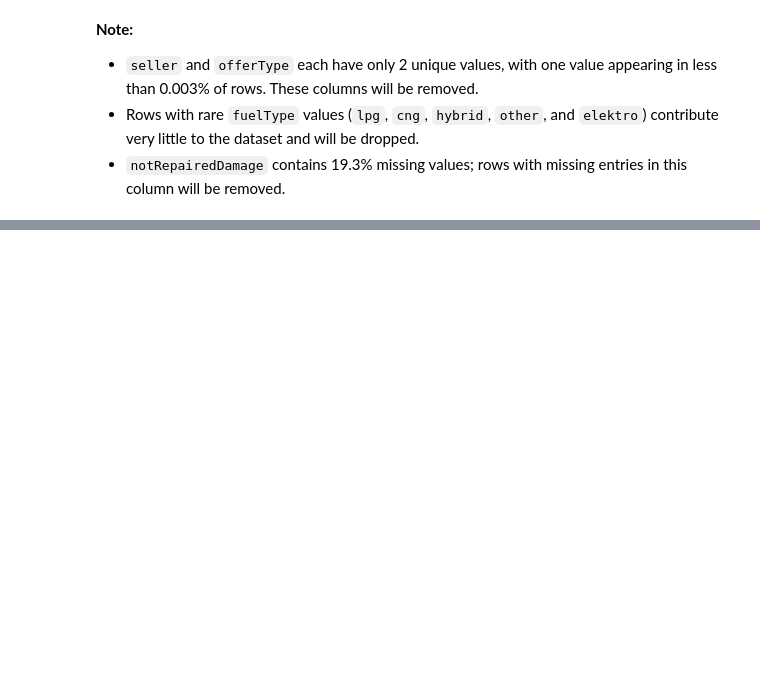
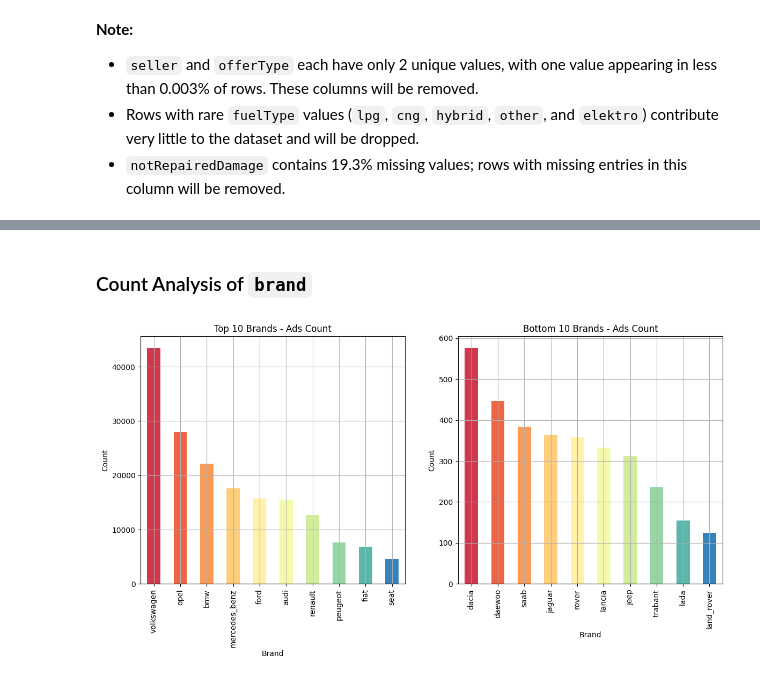
Before and after one commit to Prasadkurapati/CarDataAnalysis, a Jupyter notebook: script.ipynb, the cells around one changed output, grey strips where cells are left out. Saved outputs shown, nothing was run; the diff lists cells and outputs as text; code cells hidden in the pictures; blank space fills up the shorter version.

Commit message:
analyze vehicle type

```diff
--- a/script.ipynb
+++ b/script.ipynb
@@ -161,3 +161,13 @@ plt.show()
 - `seller` and `offerType` each have only 2 unique values, with one value appearing in less than 0.003% of rows. These columns will be removed.
 - Rows with rare `fuelType` values (`lpg`, `cng`, `hybrid`, `other`, and `elektro`) contribute very little to the dataset and will be dropped.
 - `notRepairedDamage` contains 19.3% missing values; rows with missing entries in this column will be removed.
+# %%
+# Drop the 'seller', 'offerType' columns
+df.drop('seller', axis=1, inplace=True)
+df.drop('offerType', axis=1, inplace=True)
+
+
+# Drop rows with feul type lpg, cng etc
+df = df[(df['fuelType'] == 'Petrol') | (df['fuelType'] == 'Diesel')]
+
+df.head()
@@ -163,0 +187,6 @@ plt.show()
+# %%
+#  DateTime Conversion --> Drop 'dateCrawled' and 'lastSeen'
+df.drop(['lastSeen', 'dateCrawled'], axis=1, inplace=True)
+df['dateCreated'] = pd.to_datetime(df['dateCreated'])
+#  Define a range for the 'yearOfRegistration'
+df = df[df['yearOfRegistration'].between(1980, 2025)]
@@ -163,0 +203,13 @@ plt.show()
+# %% [markdown]
+### Count Analysis of `brand`
+# %%
+colors_10_1 = sns.color_palette("Spectral", 10)
+colors_10_2 = sns.color_palette("Set3", 10)
+colors_5 = sns.color_palette('Accent', 5)
+fig, axes = plt.subplots(nrows=1, ncols=2, figsize=(14, 6))
+
+df['brand'].value_counts().head(10).plot(kind='bar', title='Top 10 Brands - Ads Count', color=colors_10_1, ax=axes[0], xlabel='Brand', ylabel='Count', grid=True)
+df['brand'].value_counts().tail(10).plot(kind='bar', title='Bottom 10 Brands - Ads Count', color=colors_10_1, ax=axes[1], xlabel='Brand', ylabel='Count', grid=True)
+plt.show()
+# %% [output]
+[figure, added]
```
Also changed, not shown: parts of 10 cells of this notebook.
